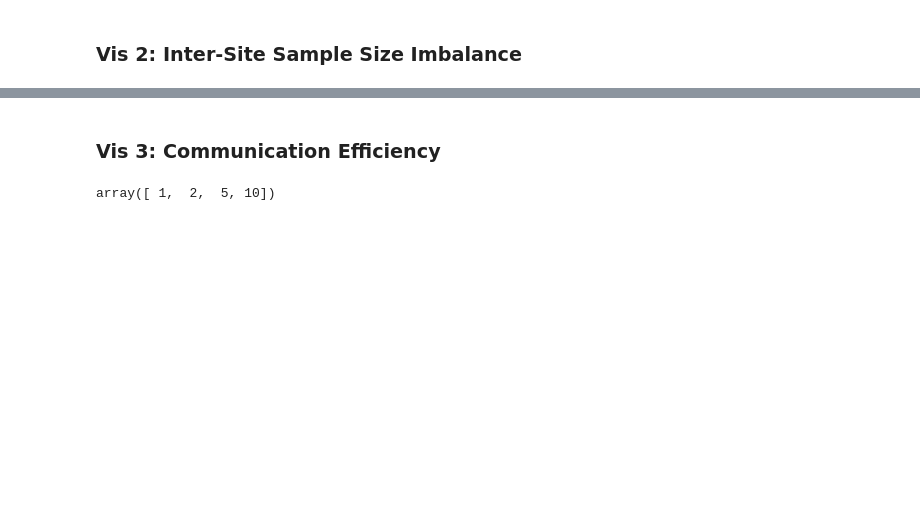
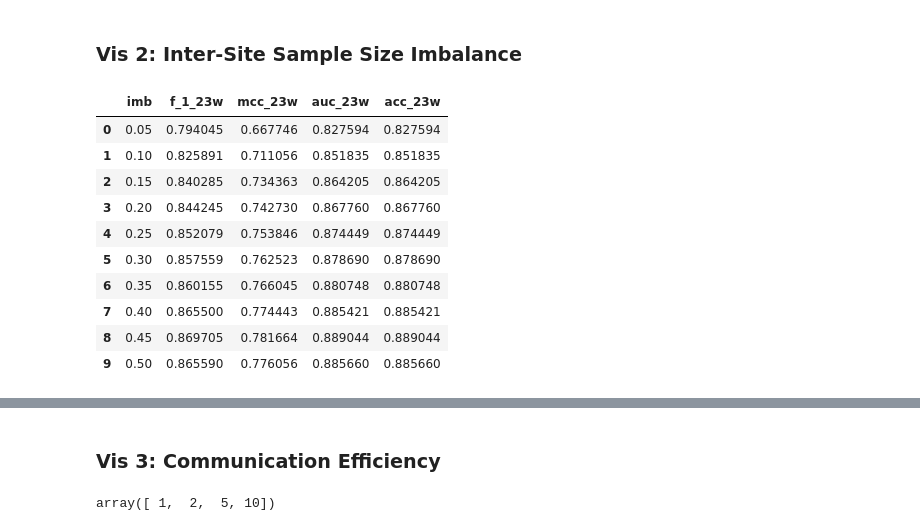
Before and after one commit to GregChen3072/MasterArbeit, a Jupyter notebook: src/visualization.ipynb, the cells around one changed output, grey strips where cells are left out. Saved outputs shown, nothing was run; the diff lists cells and outputs as text; code cells hidden in the pictures; blank space fills up the shorter version.

```diff
--- a/src/visualization.ipynb
+++ b/src/visualization.ipynb
@@ -85,0 +92,14 @@ df_2_3_w = pd.read_csv(path_2_3_w, index_col=False).groupby(['Degree Imbalance']
+# %%
+df_2_3_w
+# %% [output]
+|  | imb | f_1_23w | mcc_23w | auc_23w | acc_23w |
+| 0 | 0.05 | 0.794045 | 0.667746 | 0.827594 | 0.827594 |
+| 1 | 0.10 | 0.825891 | 0.711056 | 0.851835 | 0.851835 |
+| 2 | 0.15 | 0.840285 | 0.734363 | 0.864205 | 0.864205 |
+| 3 | 0.20 | 0.844245 | 0.742730 | 0.867760 | 0.867760 |
+| 4 | 0.25 | 0.852079 | 0.753846 | 0.874449 | 0.874449 |
+| 5 | 0.30 | 0.857559 | 0.762523 | 0.878690 | 0.878690 |
+| 6 | 0.35 | 0.860155 | 0.766045 | 0.880748 | 0.880748 |
+| 7 | 0.40 | 0.865500 | 0.774443 | 0.885421 | 0.885421 |
+| 8 | 0.45 | 0.869705 | 0.781664 | 0.889044 | 0.889044 |
+| 9 | 0.50 | 0.865590 | 0.776056 | 0.885660 | 0.885660 |
```
Also changed, not shown: parts of 8 cells of this notebook.
